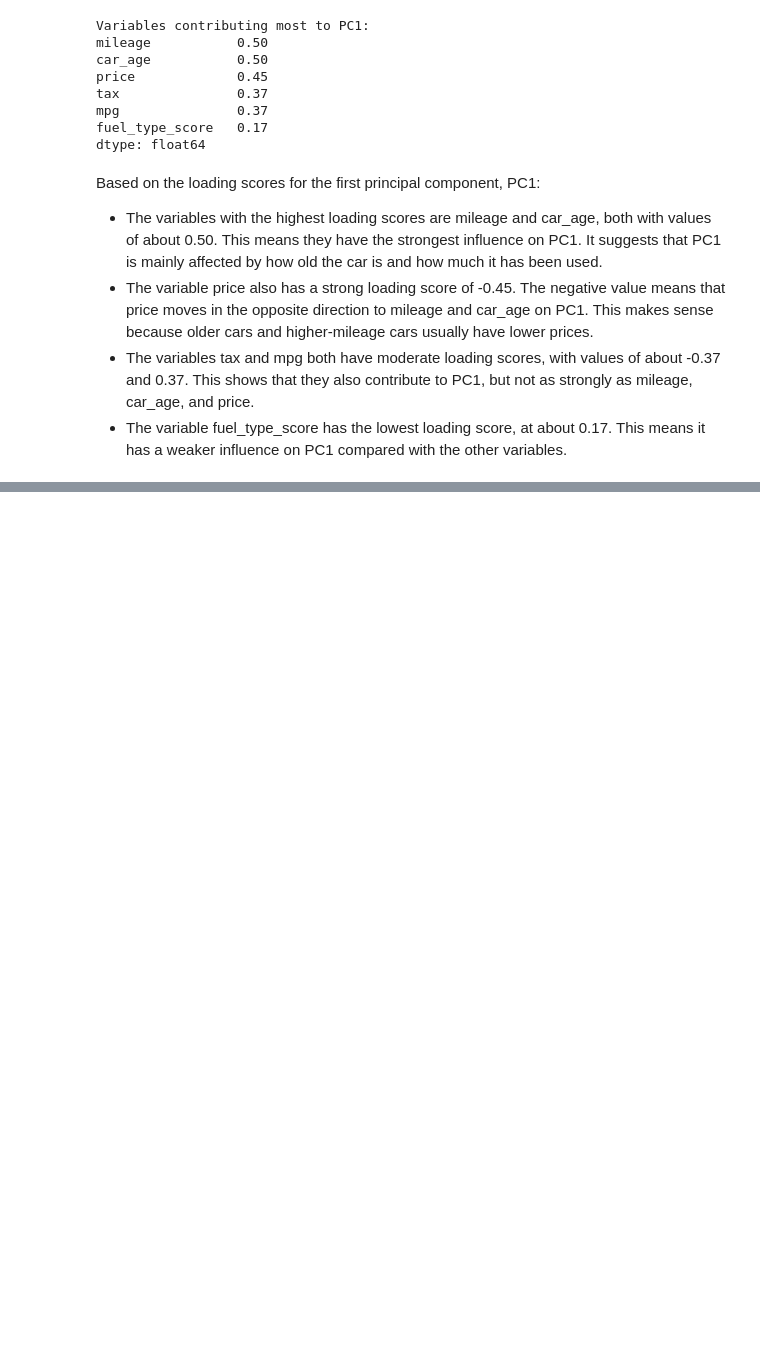
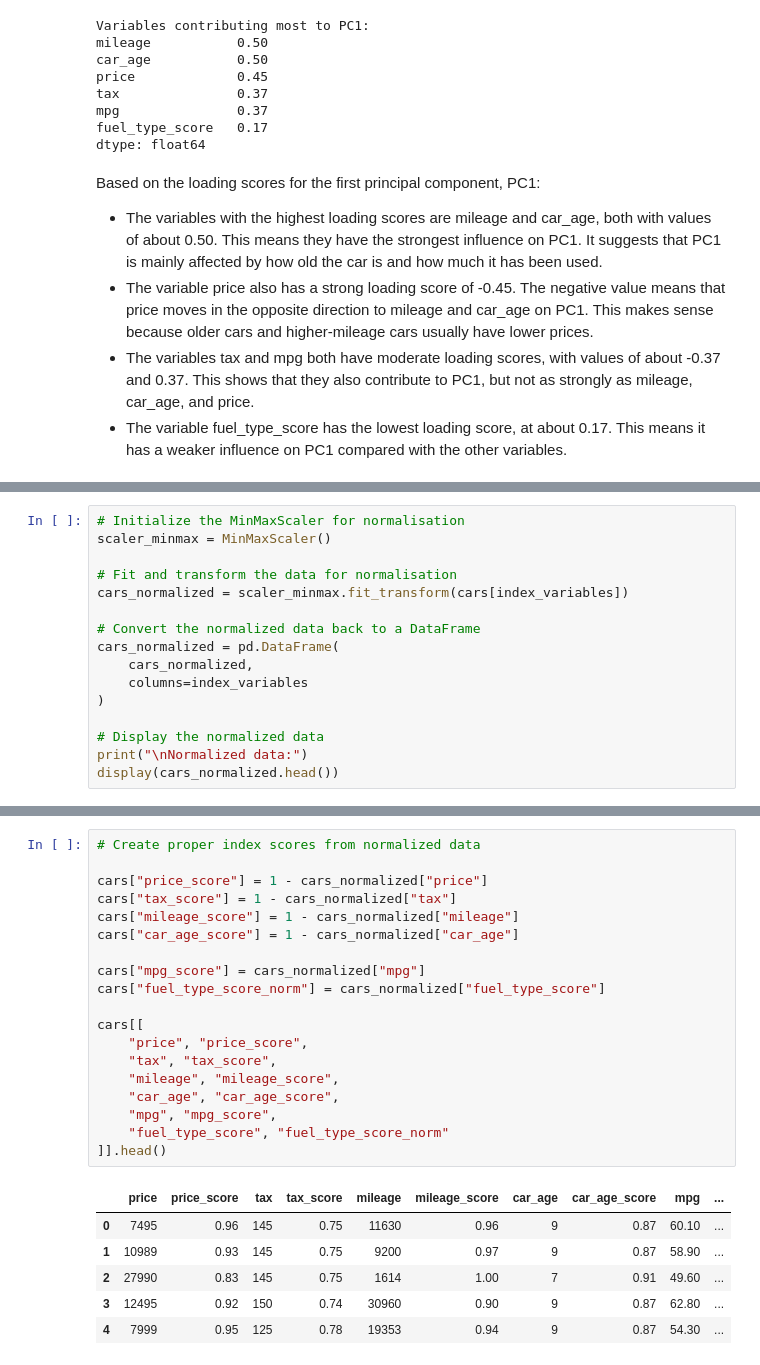
Before and after one commit to TXTEck/DAV_CA1, a Jupyter notebook: notebooks/car_price_analysis.ipynb, the cells around one changed output, grey strips where cells are left out. Drawn from its saved outputs; the diff is of its cells as text; blank space fills up the shorter version.

Commit message:
Add Normalisation and Standardisation

```diff
--- a/notebooks/car_price_analysis.ipynb
+++ b/notebooks/car_price_analysis.ipynb
@@ -886,0 +920,16 @@ Based on the loading scores for the first principal component, PC1:
+# %%
+# Initialize the MinMaxScaler for normalisation
+scaler_minmax = MinMaxScaler()
+
+# Fit and transform the data for normalisation
+cars_normalized = scaler_minmax.fit_transform(cars[index_variables])
+
+# Convert the normalized data back to a DataFrame
+cars_normalized = pd.DataFrame(
+    cars_normalized,
+    columns=index_variables
+)
+
+# Display the normalized data
+print("\nNormalized data:")
+display(cars_normalized.head())
@@ -886,0 +944,26 @@ Based on the loading scores for the first principal component, PC1:
+# %%
+# Create proper index scores from normalized data
+
+cars["price_score"] = 1 - cars_normalized["price"]
+cars["tax_score"] = 1 - cars_normalized["tax"]
+cars["mileage_score"] = 1 - cars_normalized["mileage"]
+cars["car_age_score"] = 1 - cars_normalized["car_age"]
+
+cars["mpg_score"] = cars_normalized["mpg"]
+cars["fuel_type_score_norm"] = cars_normalized["fuel_type_score"]
+
+cars[[
+    "price", "price_score",
+    "tax", "tax_score",
+    "mileage", "mileage_score",
+    "car_age", "car_age_score",
+    "mpg", "mpg_score",
+    "fuel_type_score", "fuel_type_score_norm"
+]].head()
+# %% [output]
+|  | price | price_score | tax | tax_score | mileage | mileage_score | car_age | car_age_score | mpg | ... |
+| 0 | 7495 | 0.96 | 145 | 0.75 | 11630 | 0.96 | 9 | 0.87 | 60.10 | ... |
+| 1 | 10989 | 0.93 | 145 | 0.75 | 9200 | 0.97 | 9 | 0.87 | 58.90 | ... |
+| 2 | 27990 | 0.83 | 145 | 0.75 | 1614 | 1.00 | 7 | 0.91 | 49.60 | ... |
+| 3 | 12495 | 0.92 | 150 | 0.74 | 30960 | 0.90 | 9 | 0.87 | 62.80 | ... |
+| 4 | 7999 | 0.95 | 125 | 0.78 | 19353 | 0.94 | 9 | 0.87 | 54.30 | ... |
```
Also changed, not shown: parts of 3 cells of this notebook.
